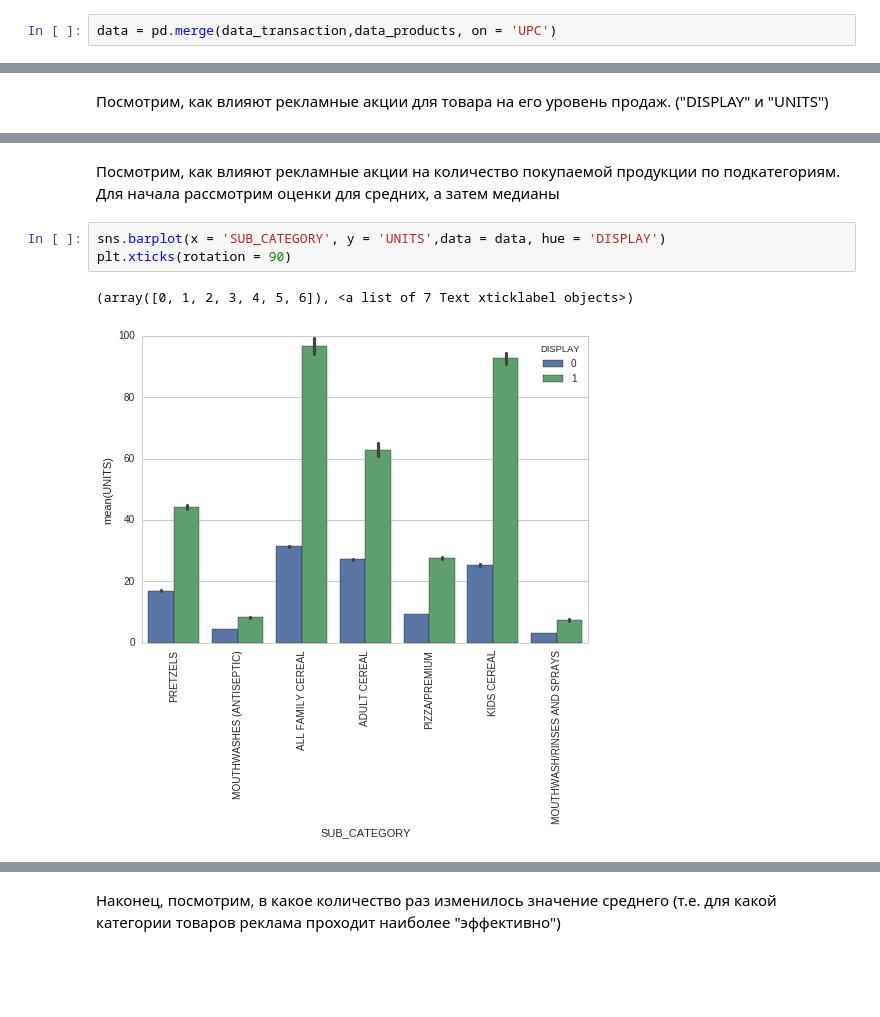
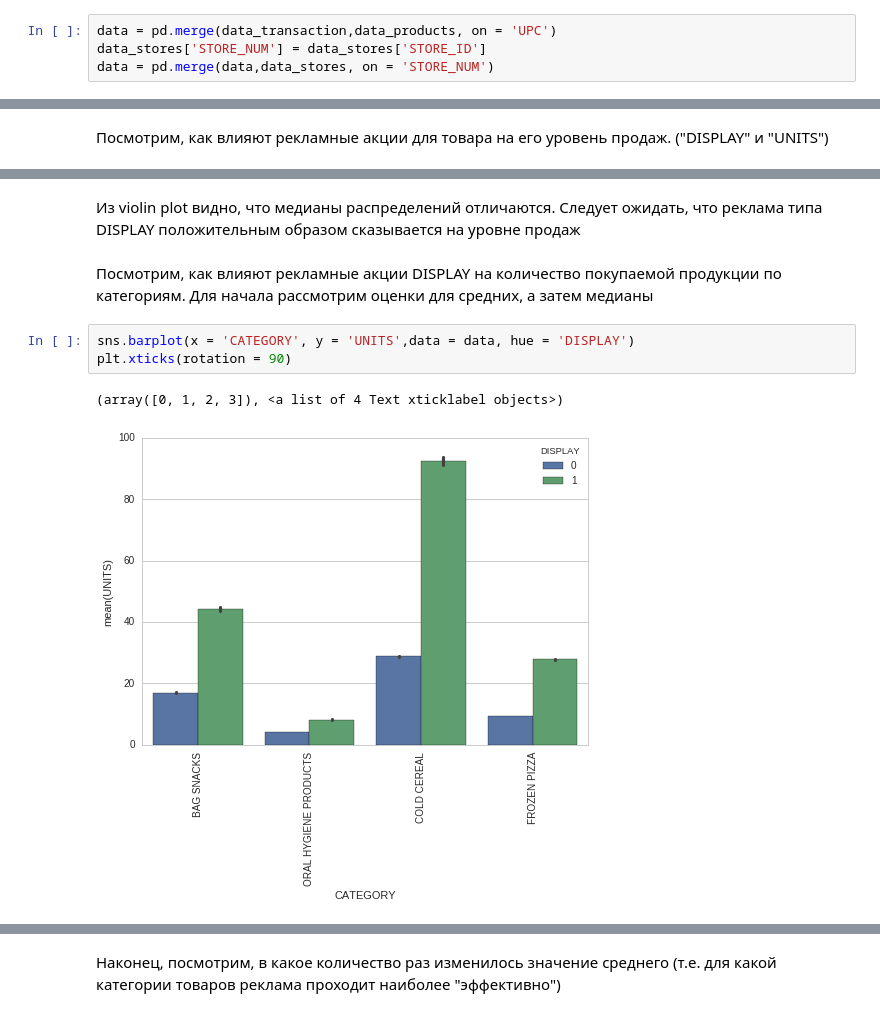
Before and after one commit to yakimoris/data-analysis, a Jupyter notebook: project_some_graphs.ipynb, the cells around one changed output, grey strips where cells are left out. Drawn from its saved outputs; the diff is of its cells as text; blank space fills up the shorter version.

```diff
--- a/project_some_graphs.ipynb
+++ b/project_some_graphs.ipynb
@@ -97,2 +131,4 @@ data_transaction.describe()
 # %%
 data = pd.merge(data_transaction,data_products, on = 'UPC')
+data_stores['STORE_NUM'] = data_stores['STORE_ID']
+data = pd.merge(data,data_stores, on = 'STORE_NUM')
@@ -127,9 +173,11 @@ plt.ylim(0,100)
+# %% [markdown]
+Из violin plot видно, что медианы распределений отличаются. Следует ожидать, что реклама типа DISPLAY положительным образом сказывается на уровне продаж
 # %% [markdown]
-Посмотрим, как влияют рекламные акции на количество покупаемой продукции по подкатегориям. Для начала рассмотрим оценки для средних, а затем медианы
+Посмотрим, как влияют рекламные акции DISPLAY на количество покупаемой продукции по категориям. Для начала рассмотрим оценки для средних, а затем медианы
 # %%
-sns.barplot(x = 'SUB_CATEGORY', y = 'UNITS',data = data, hue = 'DISPLAY')
+sns.barplot(x = 'CATEGORY', y = 'UNITS',data = data, hue = 'DISPLAY')
 plt.xticks(rotation = 90)
 # %% [output]
-(array([0, 1, 2, 3, 4, 5, 6]), <a list of 7 Text xticklabel objects>)
+(array([0, 1, 2, 3]), <a list of 4 Text xticklabel objects>)
-[figure, old version]
+[figure, new version]
 # %%
```
Also changed, not shown: parts of 75 cells of this notebook.
